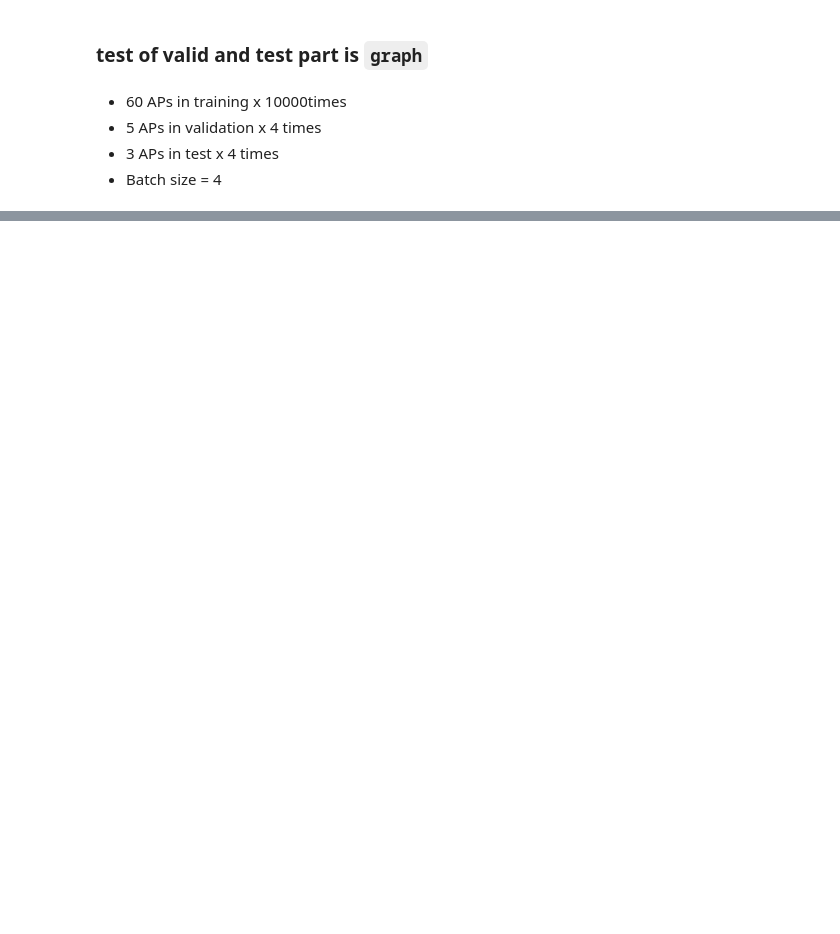
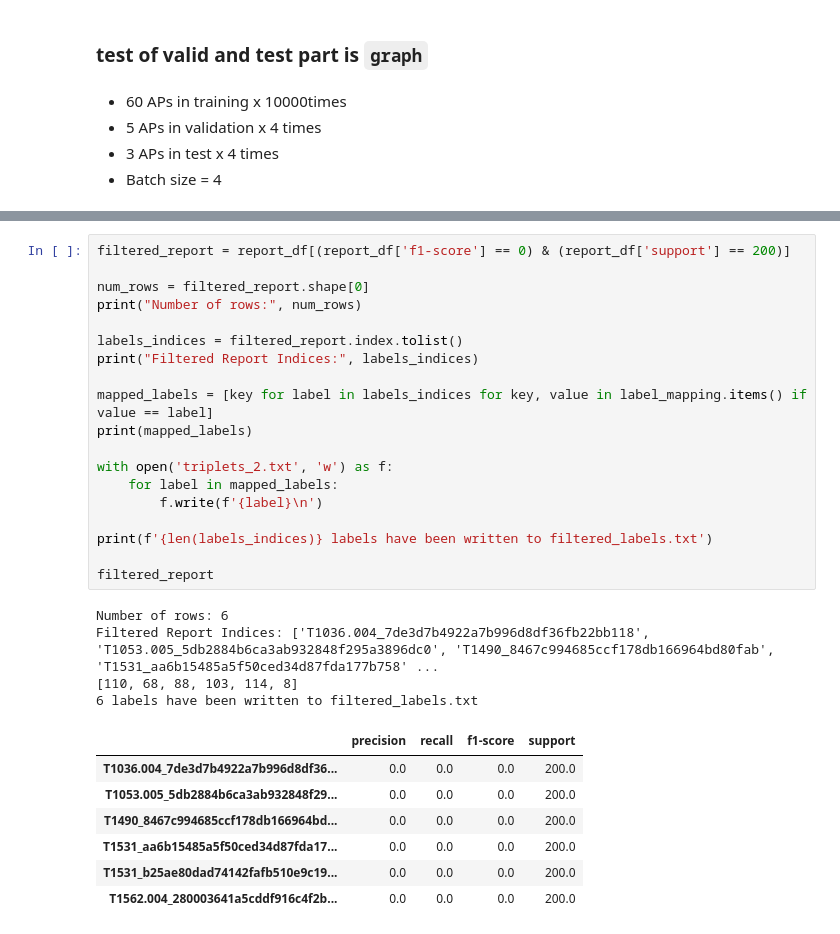
Before and after one commit to Bai1026/Intern-IIS, a Jupyter notebook: Audit-log_Analysis/code/GNN/training/graphSAGE_exp3/GraphSAGE_transR_50-Copy2.ipynb, the cells around one changed output, grey strips where cells are left out. Cells and saved outputs as stored; diff of their text form; blank space fills up the shorter version.

```diff
--- a/Audit-log_Analysis/code/GNN/training/graphSAGE_exp3/GraphSAGE_transR_50-Copy2.ipynb
+++ b/Audit-log_Analysis/code/GNN/training/graphSAGE_exp3/GraphSAGE_transR_50-Copy2.ipynb
@@ -635,0 +735,31 @@ T1003.001_0ef4cc7b-611c-4237-b20b-db36b6906554       1.00      1.00      1.00
+# %%
+filtered_report = report_df[(report_df['f1-score'] == 0) & (report_df['support'] == 200)]
+
+num_rows = filtered_report.shape[0]
+print("Number of rows:", num_rows)
+
+labels_indices = filtered_report.index.tolist()
+print("Filtered Report Indices:", labels_indices)
+
+mapped_labels = [key for label in labels_indices for key, value in label_mapping.items() if value == label]
+print(mapped_labels)
+
+with open('triplets_2.txt', 'w') as f:
+    for label in mapped_labels:
+        f.write(f'{label}\n')
+
+print(f'{len(labels_indices)} labels have been written to filtered_labels.txt')
+
+filtered_report
+# %% [output]
+Number of rows: 6
+Filtered Report Indices: ['T1036.004_7de3d7b4922a7b996d8df36fb22bb118', 'T1053.005_5db2884b6ca3ab932848f295a3896dc0', 'T1490_8467c994685ccf178db166964bd80fab', 'T1531_aa6b15485a5f50ced34d87fda177b758' ...
+[110, 68, 88, 103, 114, 8]
+6 labels have been written to filtered_labels.txt
+|  | precision | recall | f1-score | support |
+| T1036.004_7de3d7b4922a7b996d8df36... | 0.0 | 0.0 | 0.0 | 200.0 |
+| T1053.005_5db2884b6ca3ab932848f29... | 0.0 | 0.0 | 0.0 | 200.0 |
+| T1490_8467c994685ccf178db166964bd... | 0.0 | 0.0 | 0.0 | 200.0 |
+| T1531_aa6b15485a5f50ced34d87fda17... | 0.0 | 0.0 | 0.0 | 200.0 |
+| T1531_b25ae80dad74142fafb510e9c19... | 0.0 | 0.0 | 0.0 | 200.0 |
+| T1562.004_280003641a5cddf916c4f2b... | 0.0 | 0.0 | 0.0 | 200.0 |
```
Also changed, not shown: parts of 11 cells of this notebook, 58 other files.
